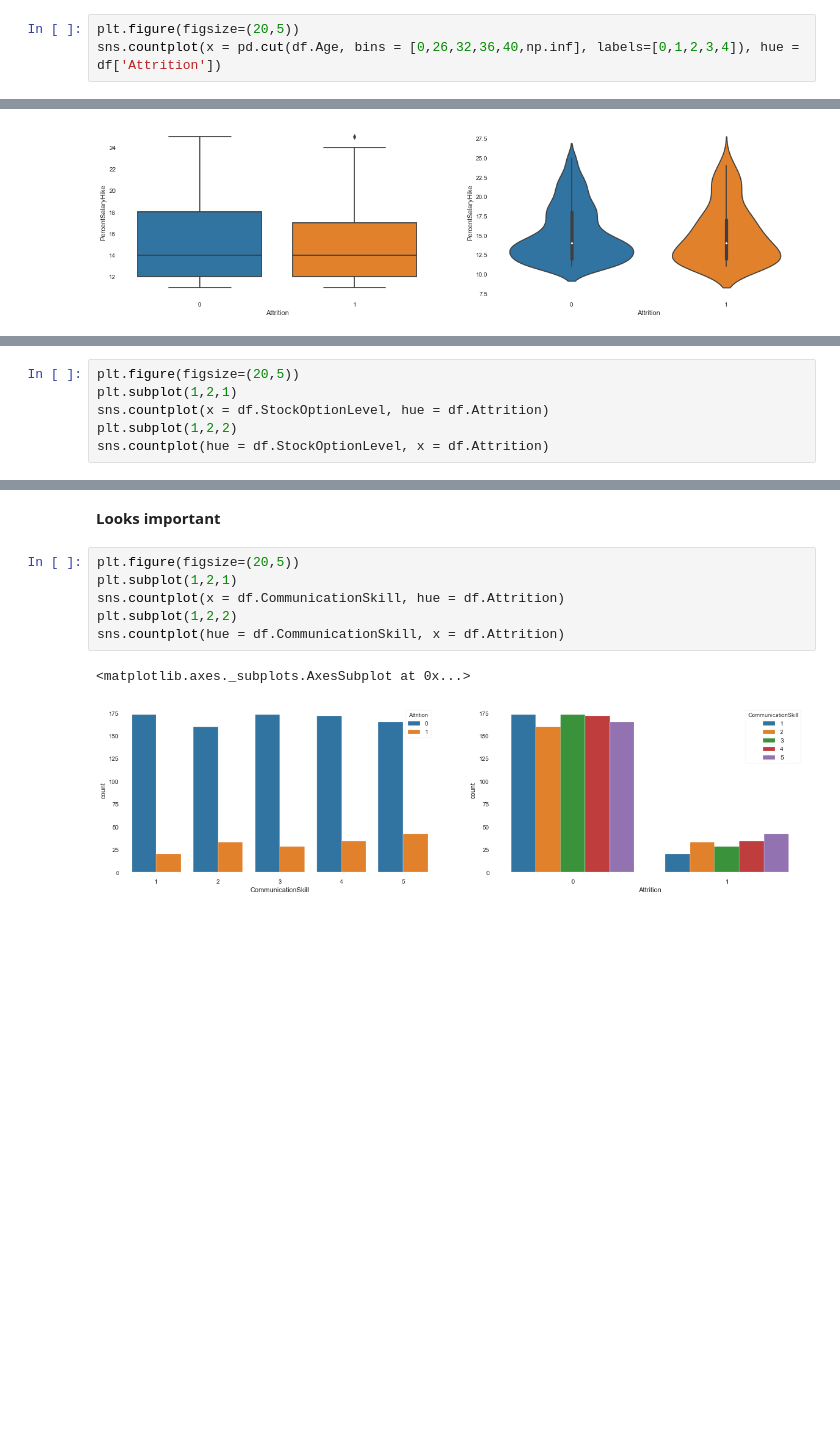
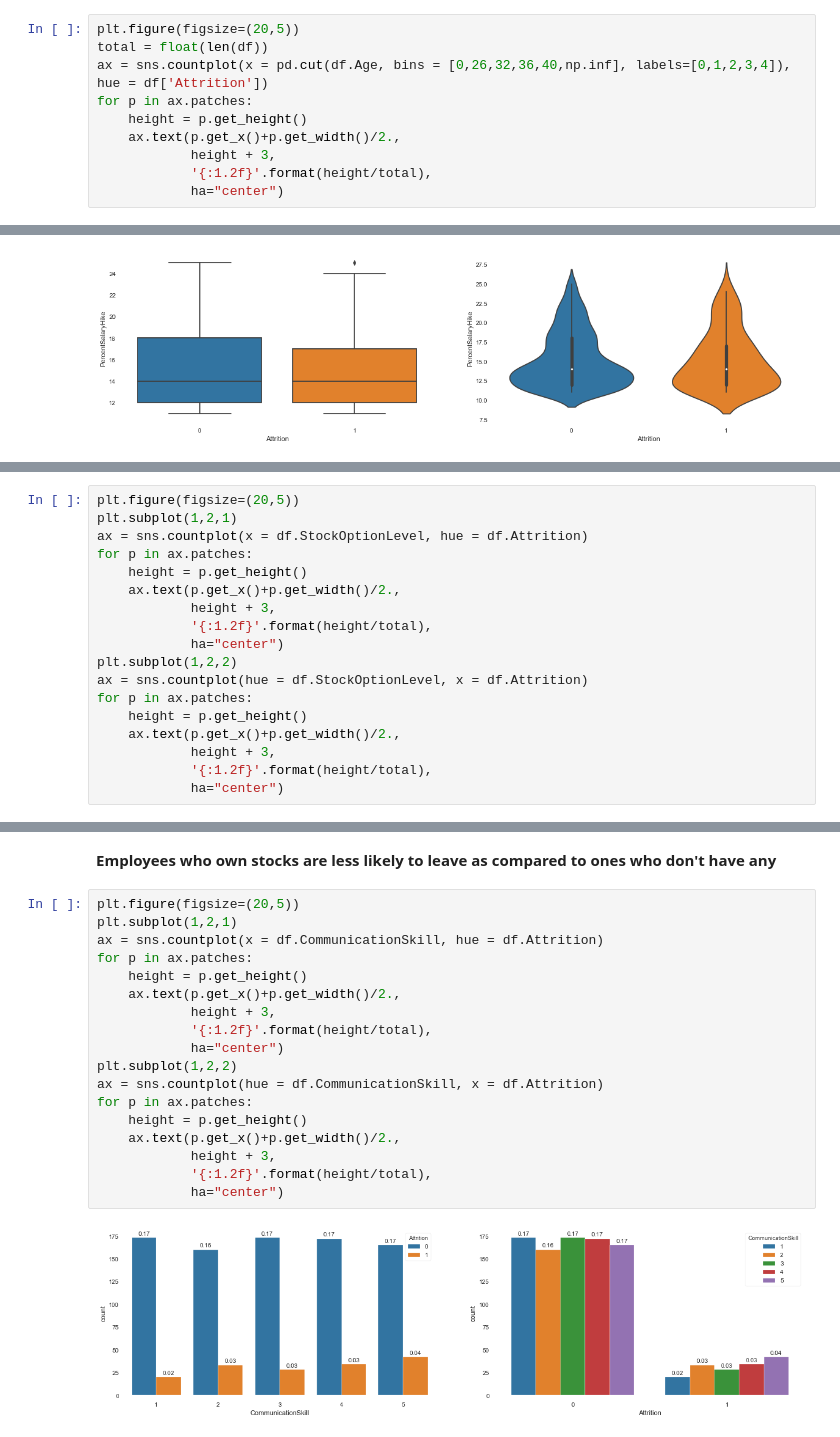
Before and after one commit to falcolf/Employee_Attrition, a Jupyter notebook: Analysis.ipynb, the cells around one changed output, grey strips where cells are left out. Drawn from its saved outputs; the diff is of its cells as text; blank space fills up the shorter version.

```diff
--- a/Analysis.ipynb
+++ b/Analysis.ipynb
@@ -148,5 +242,12 @@ sns.boxplot(x = df.Attrition, y=df.Age)
 [figure]
 # %%
 plt.figure(figsize=(20,5))
-sns.countplot(x = pd.cut(df.Age, bins = [0,26,32,36,40,np.inf], labels=[0,1,2,3,4]), hue = df['Attrition'])
+total = float(len(df))
+ax = sns.countplot(x = pd.cut(df.Age, bins = [0,26,32,36,40,np.inf], labels=[0,1,2,3,4]), hue = df['Attrition'])
+for p in ax.patches:
+    height = p.get_height()
+    ax.text(p.get_x()+p.get_width()/2.,
+            height + 3,
+            '{:1.2f}'.format(height/total),
+            ha="center")
 # %% [output]
@@ -299,7 +477,19 @@ sns.countplot(hue = df.PerformanceRating, x = df.Attrition)
 # %%
 plt.figure(figsize=(20,5))
 plt.subplot(1,2,1)
-sns.countplot(x = df.StockOptionLevel, hue = df.Attrition)
+ax = sns.countplot(x = df.StockOptionLevel, hue = df.Attrition)
+for p in ax.patches:
+    height = p.get_height()
+    ax.text(p.get_x()+p.get_width()/2.,
+            height + 3,
+            '{:1.2f}'.format(height/total),
+            ha="center")
 plt.subplot(1,2,2)
-sns.countplot(hue = df.StockOptionLevel, x = df.Attrition)
+ax = sns.countplot(hue = df.StockOptionLevel, x = df.Attrition)
+for p in ax.patches:
+    height = p.get_height()
+    ax.text(p.get_x()+p.get_width()/2.,
+            height + 3,
+            '{:1.2f}'.format(height/total),
+            ha="center")
 # %% [output]
@@ -308,11 +497,22 @@ sns.countplot(hue = df.StockOptionLevel, x = df.Attrition)
-# %% [markdown]
-**Looks important**
+# %% [markdown]
+**Employees who own stocks are less likely to leave as compared to ones who don't have any**
 # %%
 plt.figure(figsize=(20,5))
 plt.subplot(1,2,1)
-sns.countplot(x = df.CommunicationSkill, hue = df.Attrition)
+ax = sns.countplot(x = df.CommunicationSkill, hue = df.Attrition)
+for p in ax.patches:
+    height = p.get_height()
+    ax.text(p.get_x()+p.get_width()/2.,
+            height + 3,
+            '{:1.2f}'.format(height/total),
+            ha="center")
 plt.subplot(1,2,2)
-sns.countplot(hue = df.CommunicationSkill, x = df.Attrition)
+ax = sns.countplot(hue = df.CommunicationSkill, x = df.Attrition)
+for p in ax.patches:
+    height = p.get_height()
+    ax.text(p.get_x()+p.get_width()/2.,
+            height + 3,
+            '{:1.2f}'.format(height/total),
+            ha="center")
 # %% [output]
-<matplotlib.axes._subplots.AxesSubplot at 0x...>
-[figure, old version]
+[figure, new version]
```
Also changed, not shown: parts of 54 cells of this notebook.
